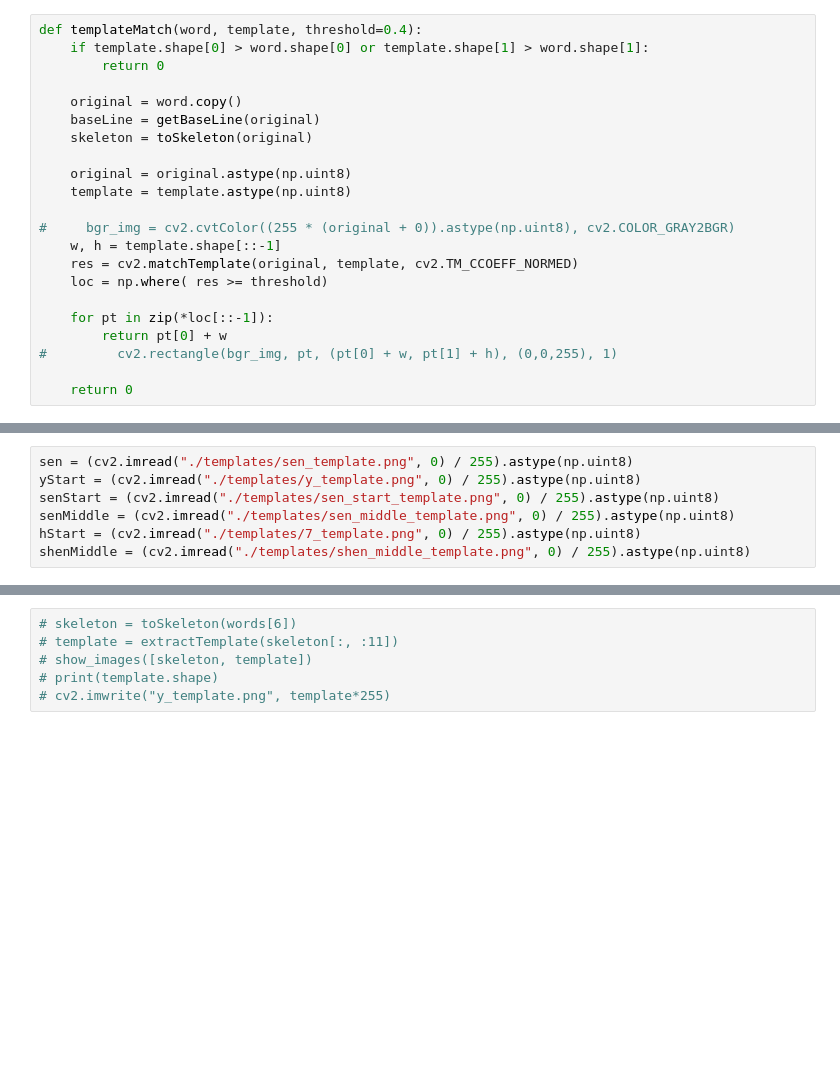
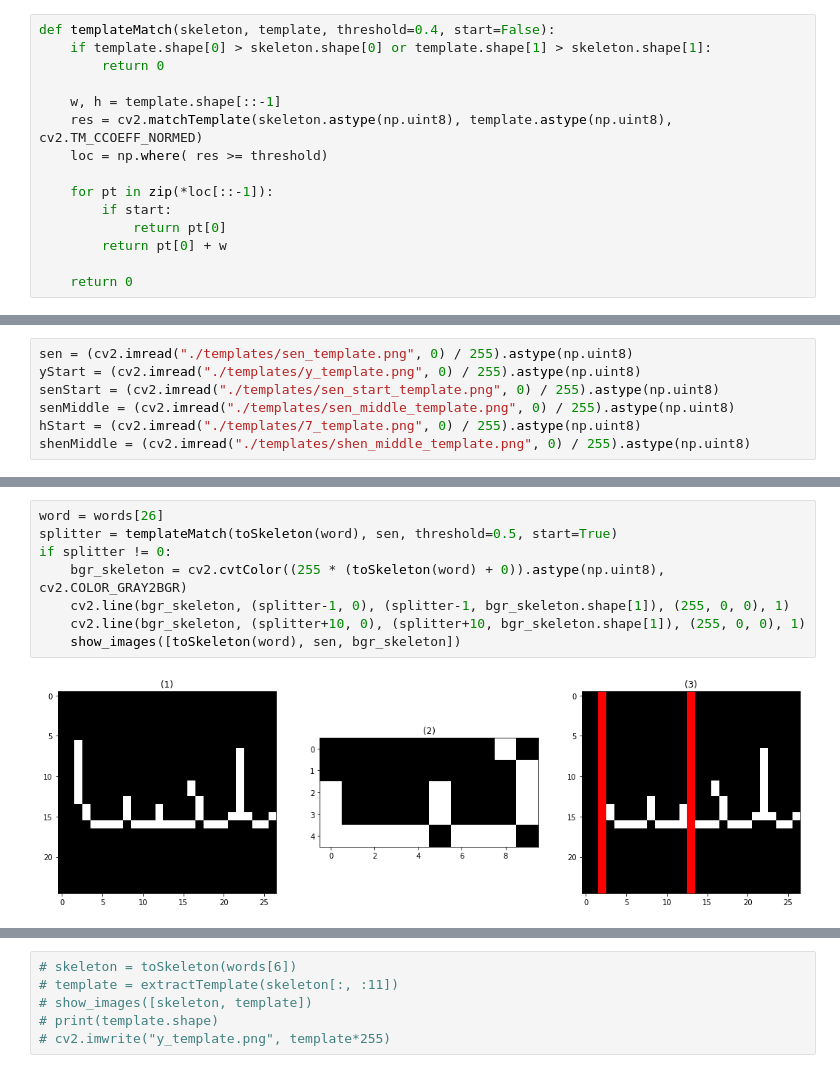
Before and after one commit to abdo-soliman/ArabicOCR, a Jupyter notebook: segmentation.ipynb, the cells around one changed output, grey strips where cells are left out. Drawn from its saved outputs; the diff is of its cells as text; blank space fills up the shorter version.

```diff
--- a/segmentation.ipynb
+++ b/segmentation.ipynb
@@ -124,24 +124,17 @@ def extractTemplate(template, isSkeleton=True):
 
     return template
 # %%
-def templateMatch(word, template, threshold=0.4):
-    if template.shape[0] > word.shape[0] or template.shape[1] > word.shape[1]:
+def templateMatch(skeleton, template, threshold=0.4, start=False):
+    if template.shape[0] > skeleton.shape[0] or template.shape[1] > skeleton.shape[1]:
         return 0
 
-    original = word.copy()
-    baseLine = getBaseLine(original)
-    skeleton = toSkeleton(original)
-
-    original = original.astype(np.uint8)
-    template = template.astype(np.uint8)
-
-#     bgr_img = cv2.cvtColor((255 * (original + 0)).astype(np.uint8), cv2.COLOR_GRAY2BGR)
     w, h = template.shape[::-1]
-    res = cv2.matchTemplate(original, template, cv2.TM_CCOEFF_NORMED)
+    res = cv2.matchTemplate(skeleton.astype(np.uint8), template.astype(np.uint8), cv2.TM_CCOEFF_NORMED)
     loc = np.where( res >= threshold)
 
     for pt in zip(*loc[::-1]):
+        if start:
+            return pt[0]
         return pt[0] + w
-#         cv2.rectangle(bgr_img, pt, (pt[0] + w, pt[1] + h), (0,0,255), 1)
 
     return 0
@@ -334,3 +288,13 @@ for word in words:
+# %%
+word = words[26]
+splitter = templateMatch(toSkeleton(word), sen, threshold=0.5, start=True)
+if splitter != 0:
+    bgr_skeleton = cv2.cvtColor((255 * (toSkeleton(word) + 0)).astype(np.uint8), cv2.COLOR_GRAY2BGR)
+    cv2.line(bgr_skeleton, (splitter-1, 0), (splitter-1, bgr_skeleton.shape[1]), (255, 0, 0), 1)
+    cv2.line(bgr_skeleton, (splitter+10, 0), (splitter+10, bgr_skeleton.shape[1]), (255, 0, 0), 1)
+    show_images([toSkeleton(word), sen, bgr_skeleton])
+# %% [output]
+[figure, added]
 # %%
 senHist = getHist(sen)
 shenMiddleHist = getHist(shenMiddle)
```
Also changed, not shown: parts of 10 cells of this notebook.
